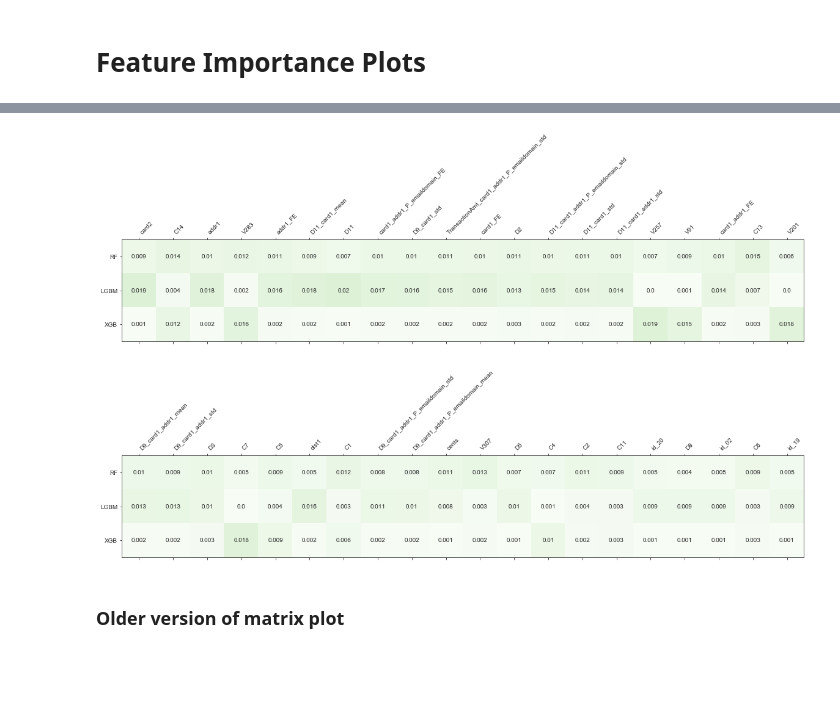
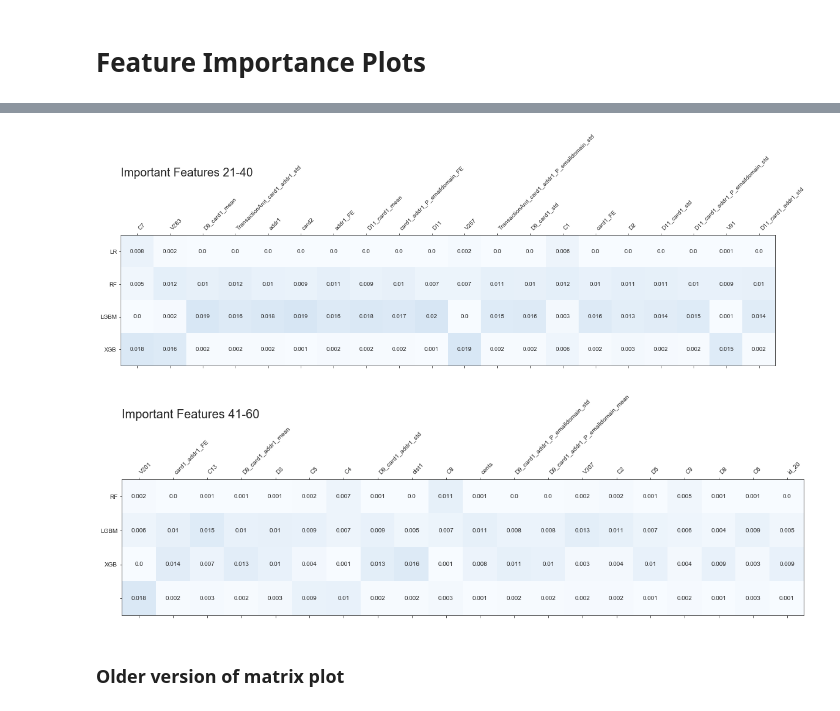
Before and after one commit to wendyku/E-commerce-fraud-detection, a Jupyter notebook: results/Compile Results.ipynb, the cells around one changed output, grey strips where cells are left out. Cells and saved outputs as stored; diff of their text form; code cells hidden in the pictures; blank space fills up the shorter version.

```diff
--- a/results/Compile Results.ipynb
+++ b/results/Compile Results.ipynb
@@ -56,7 +50,7 @@ plt.show()
 # %% [markdown]
 # Feature Importance Plots
 # %%
-#LR =
+LR = pd.read_pickle("./Logistic_results/X1/LR_feature_importance1.pkl")
 RF = pd.read_pickle("./Random Forest/X1/RF_feature_importance_X1.pkl")
 LGBM = pd.read_pickle("./LGBM/LGBM_Model1_feature_importance.pkl")
 XGB = pd.read_pickle("./XGBoost/XGB_X1_feature_importance.pkl")
@@ -66 +61,7 @@ LGBM["Value"] = LGBM['Value']/np.sum(LGBM['Value'])
+# %%
+# Change columns names
+LR = LR.rename(columns={"Value": "Value_LR"})
+RF = RF.rename(columns={"Value": "Value_RF"})
+LGBM = LGBM.rename(columns={"Value": "Value_LGBM"})
+XGB = XGB.rename(columns={"Value": "Value_XGB"})
 # %%
@@ -86,7 +88,7 @@ def gen_matrix(rf, lgbm, xgb, top_start, top_end):
 vmax = 0.1172
 vmin = 0.0010
 # %%
-matrix, feats = gen_matrix(RF, LGBM, XGB, 0, 19)
+matrix, feats = gen_matrix(LR, RF, LGBM, XGB, 0, 19)
 N = feats.shape[0]
 
 # Create color coded matrix
@@ -95,7 +97,7 @@ fig, ax = plt.subplots(1, 1, figsize=(20,10))
 min_val, max_val = 0, 10
 
 for i in range(N):
-    for j in range(3):
+    for j in range(4):
         c = np.round(matrix[j,i], 3)
         if c == 0.117:
             ax.text(i, j, str(c), color='white', va='center', ha='center')
@@ -103,10 +105,11 @@ for i in range(N):
             ax.text(i, j, str(c), va='center', ha='center')
 
 
-ax.matshow(matrix, cmap=plt.cm.Greens, vmin=vmin, vmax=vmax)
+ax.matshow(matrix, cmap=plt.cm.Blues, vmin=vmin, vmax=vmax)
 ax.set_xticks(np.arange(0, N));
 ax.set_xticklabels(feats, rotation=45, ha='left');
-ax.set_yticks(np.arange(0, 3));
-ax.set_yticklabels(['RF','LGBM','XGB']);
-fig.savefig("matrix.png")
+ax.set_yticks(np.arange(0, 4));
+ax.set_yticklabels(['LR', 'RF','LGBM','XGB']);
+ax.set_title("Important Features 1-20", loc='left', fontSize='20', pad=100)
+fig.savefig("matrix_0_19.png")
 # %% [output]
@@ -114,5 +117,5 @@ fig.savefig("matrix.png")
 # %%
-matrix, feats = gen_matrix(RF, LGBM, XGB, 20, 39)
+matrix, feats = gen_matrix(LR, RF, LGBM, XGB, 20, 39)
 N = feats.shape[0]
 
 # Create color coded matrix
@@ -121,42 +124,44 @@ fig, ax = plt.subplots(1, 1, figsize=(20,10))
 min_val, max_val = 0, 10
 
 for i in range(N):
-    for j in range(3):
+    for j in range(4):
         c = np.round(matrix[j,i], 3)
         ax.text(i, j, str(c), va='center', ha='center')
 
 
-ax.matshow(matrix, cmap=plt.cm.Greens, vmin=vmin, vmax=vmax)
+ax.matshow(matrix, cmap=plt.cm.Blues, vmin=vmin, vmax=vmax)
 ax.set_xticks(np.arange(0, N));
 ax.set_xticklabels(feats, rotation=45, ha='left');
-ax.set_yticks(np.arange(0, 3));
-ax.set_yticklabels(['RF','LGBM','XGB']);
-fig.savefig("matrix.png")
+ax.set_yticks(np.arange(0, 4));
+ax.set_yticklabels(['LR','RF','LGBM','XGB']);
+ax.set_title("Important Features 21-40", loc='left', fontSize='20', pad=100)
+fig.savefig("matrix_20_39.png")
 # %% [output]
-[figure, old version]
+[figure, new version]
 # %%
-matrix, feats = gen_matrix(RF, LGBM, XGB, 40, 59)
+matrix, feats = gen_matrix(LR, RF, LGBM, XGB, 40, 59)
 N = feats.shape[0]
 
 # Create color coded matrix
 fig, ax = plt.subplots(1, 1, figsize=(20,10))
 
 min_val, max_val = 0, 10
 
 for i in range(N):
-    for j in range(3):
+    for j in range(4):
         c = np.round(matrix[j,i], 3)
         ax.text(i, j, str(c), va='center', ha='center')
 
 
-ax.matshow(matrix, cmap=plt.cm.Greens, vmin=vmin, vmax=vmax)
+ax.matshow(matrix, cmap=plt.cm.Blues, vmin=vmin, vmax=vmax)
 ax.set_xticks(np.arange(0, N));
 ax.set_xticklabels(feats, rotation=45, ha='left');
-ax.set_yticks(np.arange(0, 3));
+ax.set_yticks(np.arange(0, 4));
 ax.set_yticklabels(['RF','LGBM','XGB']);
-fig.savefig("matrix.png")
+ax.set_title("Important Features 41-60", loc='left', fontSize='20', pad=100)
+fig.savefig("matrix_39_40.png")
 # %% [output]
-[figure, old version]
+[figure, new version]
 # %% [markdown]
 ### Older version of matrix plot
 # %%
```
Also changed, not shown: parts of 6 cells of this notebook, 4 other files.
